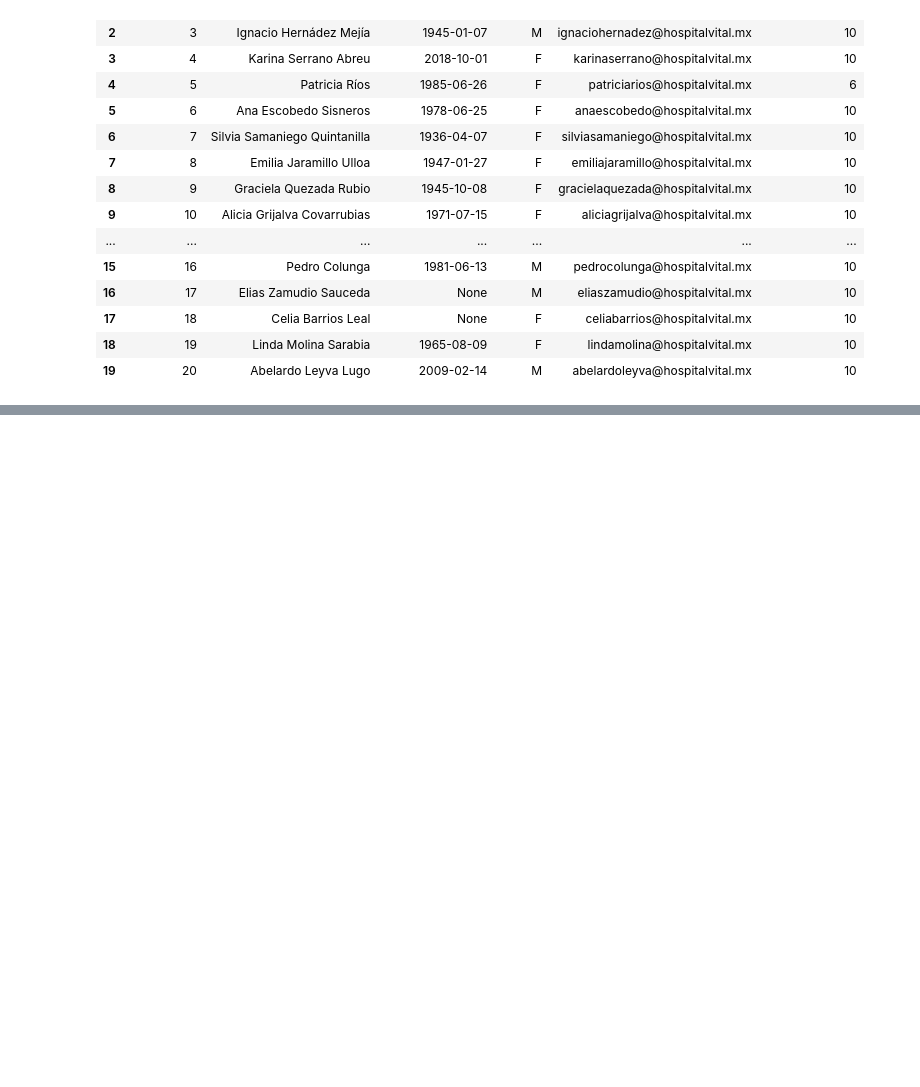
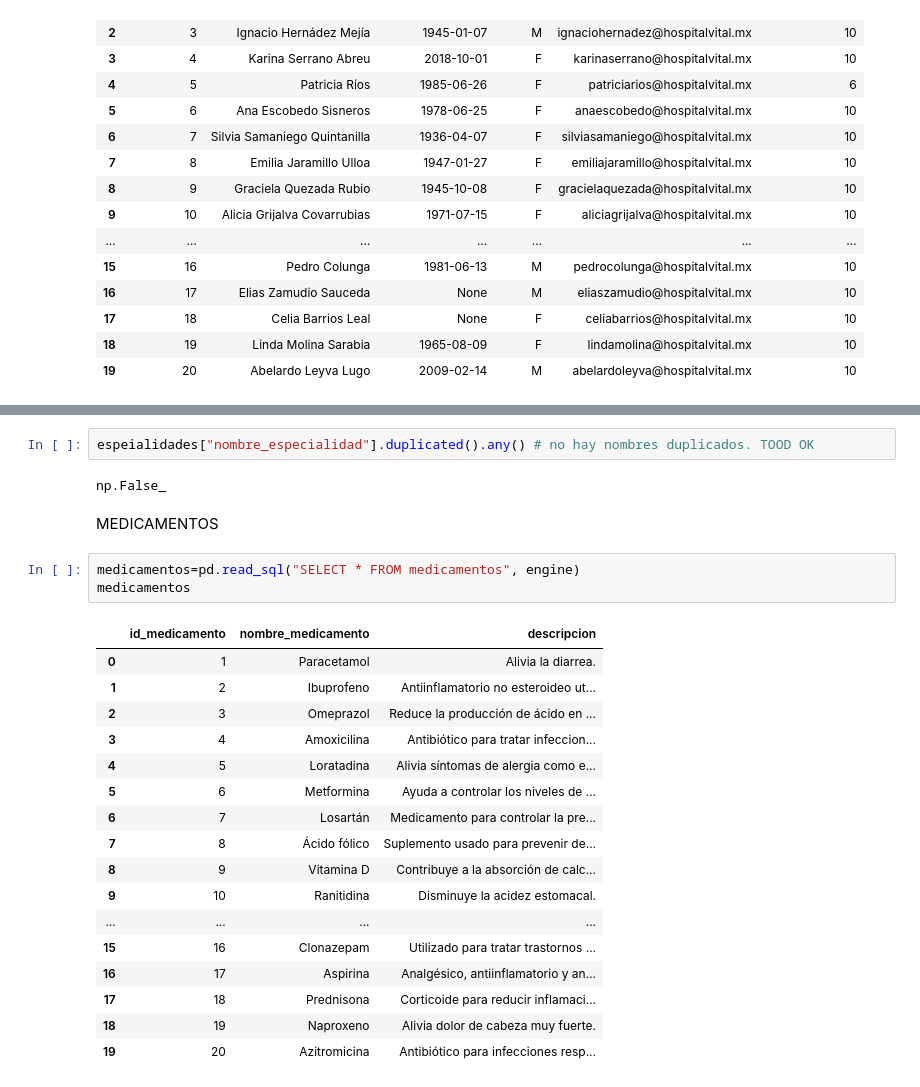
Before and after one commit to JonathanAlbertoBarrera/LimpiezaDatosPandas, a Jupyter notebook: 2-PracticaAseguramientoCalidadDatos/2_PracticaDatosNotebook.ipynb, the cells around one changed output, grey strips where cells are left out. Saved outputs shown, nothing was run; the diff lists cells and outputs as text; blank space fills up the shorter version.

Commit message:
[ADD] descripciones medicamentos

```diff
--- a/2-PracticaAseguramientoCalidadDatos/2_PracticaDatosNotebook.ipynb
+++ b/2-PracticaAseguramientoCalidadDatos/2_PracticaDatosNotebook.ipynb
@@ -591,0 +605,27 @@ pacientes.head(20)
+# %%
+espeialidades["nombre_especialidad"].duplicated().any() # no hay nombres duplicados. TOOD OK
+# %% [output]
+np.False_
+# %% [markdown]
+MEDICAMENTOS
+# %%
+medicamentos=pd.read_sql("SELECT * FROM medicamentos", engine)
+medicamentos
+# %% [output]
+|  | id_medicamento | nombre_medicamento | descripcion |
+| 0 | 1 | Paracetamol | Alivia la diarrea. |
+| 1 | 2 | Ibuprofeno | Antiinflamatorio no esteroideo ut... |
+| 2 | 3 | Omeprazol | Reduce la producción de ácido en ... |
+| 3 | 4 | Amoxicilina | Antibiótico para tratar infeccion... |
+| 4 | 5 | Loratadina | Alivia síntomas de alergia como e... |
+| 5 | 6 | Metformina | Ayuda a controlar los niveles de ... |
+| 6 | 7 | Losartán | Medicamento para controlar la pre... |
+| 7 | 8 | Ácido fólico | Suplemento usado para prevenir de... |
+| 8 | 9 | Vitamina D | Contribuye a la absorción de calc... |
+| 9 | 10 | Ranitidina | Disminuye la acidez estomacal. |
+| ... | ... | ... | ... |
+| 15 | 16 | Clonazepam | Utilizado para tratar trastornos ... |
+| 16 | 17 | Aspirina | Analgésico, antiinflamatorio y an... |
+| 17 | 18 | Prednisona | Corticoide para reducir inflamaci... |
+| 18 | 19 | Naproxeno | Alivia dolor de cabeza muy fuerte. |
+| 19 | 20 | Azitromicina | Antibiótico para infecciones resp... |
```
Also changed, not shown: parts of 5 cells of this notebook.
